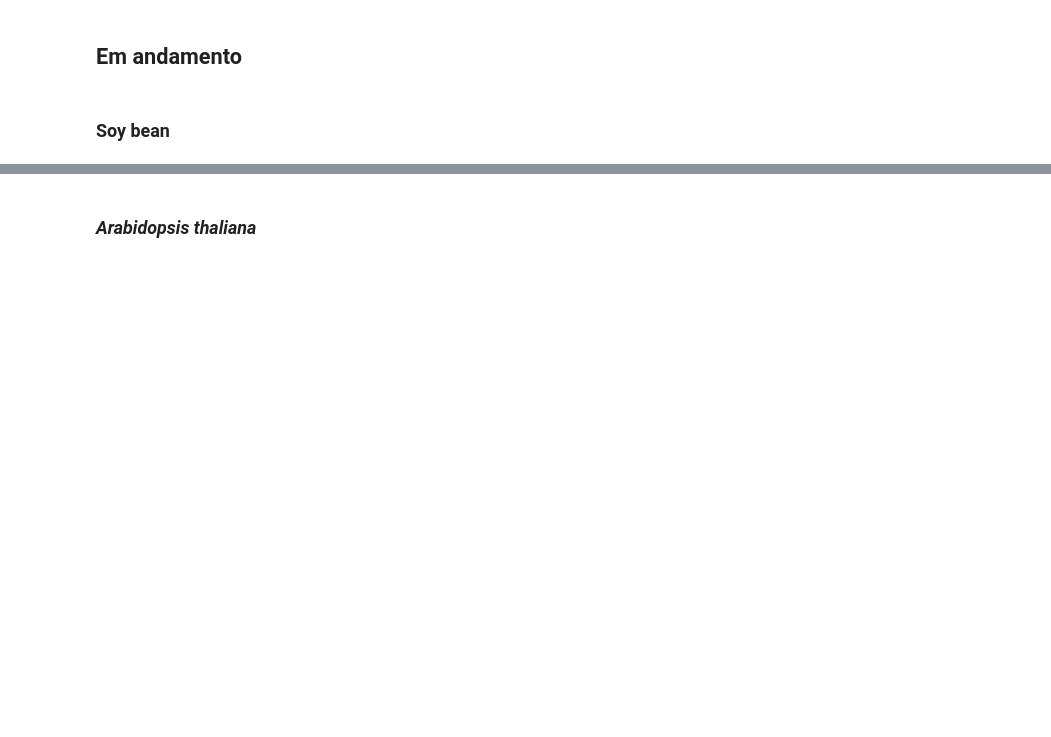
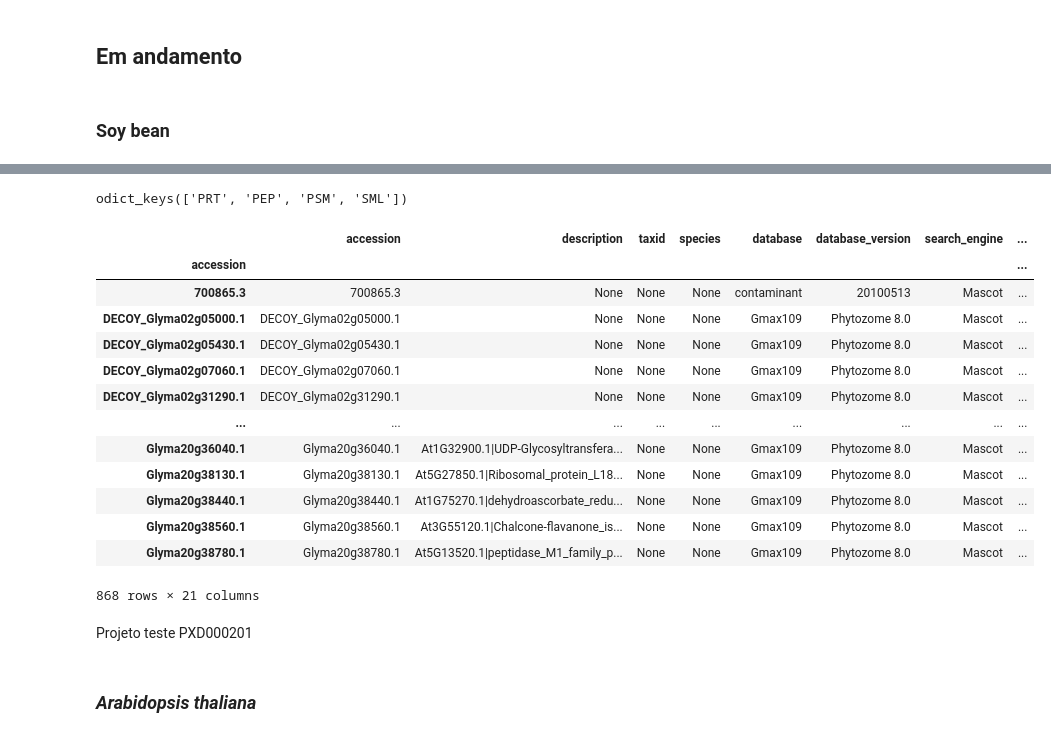
Before and after one commit to tiagocabralborelli/lncRNA, a Jupyter notebook: lncRNA.ipynb, the cells around one changed output, grey strips where cells are left out. Drawn from its saved outputs; the diff is of its cells as text; code cells hidden in the pictures; blank space fills up the shorter version.

```diff
--- a/lncRNA.ipynb
+++ b/lncRNA.ipynb
@@ -326,3 +319,28 @@ generated/Xtandem_results.G2_Tw.mgf.Glycine_max_RefSeq_proteins_BC.fasta-filtere
+# %%
+soja = mztab.MzTab("G.max/PXD000201/generated/PRIDE_Exp_Complete_Ac_29055.pride.mztab")
+# %%
+soja.keys()
+# %% [output]
+odict_keys(['PRT', 'PEP', 'PSM', 'SML'])
+# %%
+soja["PRT"].loc[soja["PRT"].description != None,:]
+# %% [output]
+|  | accession | description | taxid | species | database | database_version | search_engine | ... |
+| accession |  |  |  |  |  |  |  | ... |
+| 700865.3 | 700865.3 | None | None | None | contaminant | 20100513 | Mascot | ... |
+| DECOY_Glyma02g05000.1 | DECOY_Glyma02g05000.1 | None | None | None | Gmax109 | Phytozome 8.0 | Mascot | ... |
+| DECOY_Glyma02g05430.1 | DECOY_Glyma02g05430.1 | None | None | None | Gmax109 | Phytozome 8.0 | Mascot | ... |
+| DECOY_Glyma02g07060.1 | DECOY_Glyma02g07060.1 | None | None | None | Gmax109 | Phytozome 8.0 | Mascot | ... |
+| DECOY_Glyma02g31290.1 | DECOY_Glyma02g31290.1 | None | None | None | Gmax109 | Phytozome 8.0 | Mascot | ... |
+| ... | ... | ... | ... | ... | ... | ... | ... | ... |
+| Glyma20g36040.1 | Glyma20g36040.1 | At1G32900.1|UDP-Glycosyltransfera... | None | None | Gmax109 | Phytozome 8.0 | Mascot | ... |
+| Glyma20g38130.1 | Glyma20g38130.1 | At5G27850.1|Ribosomal_protein_L18... | None | None | Gmax109 | Phytozome 8.0 | Mascot | ... |
+| Glyma20g38440.1 | Glyma20g38440.1 | At1G75270.1|dehydroascorbate_redu... | None | None | Gmax109 | Phytozome 8.0 | Mascot | ... |
+| Glyma20g38560.1 | Glyma20g38560.1 | At3G55120.1|Chalcone-flavanone_is... | None | None | Gmax109 | Phytozome 8.0 | Mascot | ... |
+| Glyma20g38780.1 | Glyma20g38780.1 | At5G13520.1|peptidase_M1_family_p... | None | None | Gmax109 | Phytozome 8.0 | Mascot | ... |
+868 rows × 21 columns
+# %% [markdown]
+Projeto teste PXD000201
 # %% [markdown]
 ### *Arabidopsis thaliana*
 # %%
```
Also changed, not shown: parts of 5 cells of this notebook, 2 other files.
